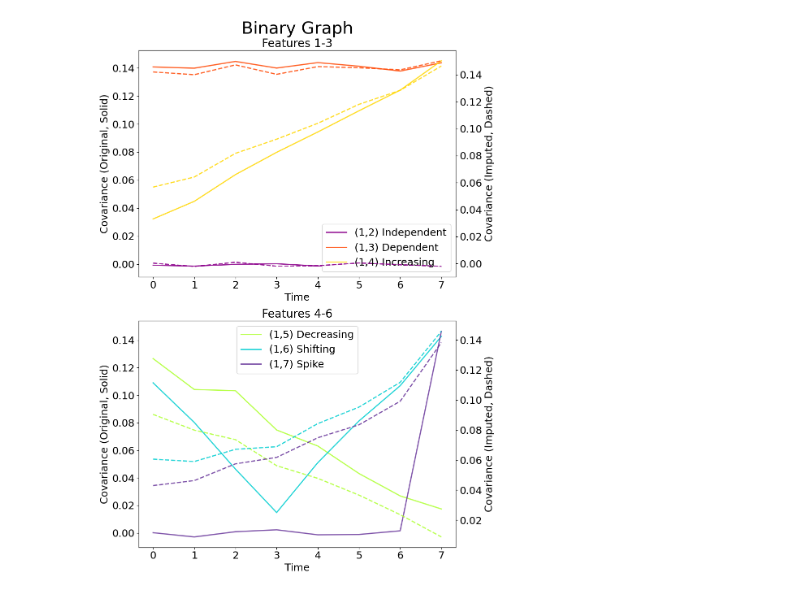
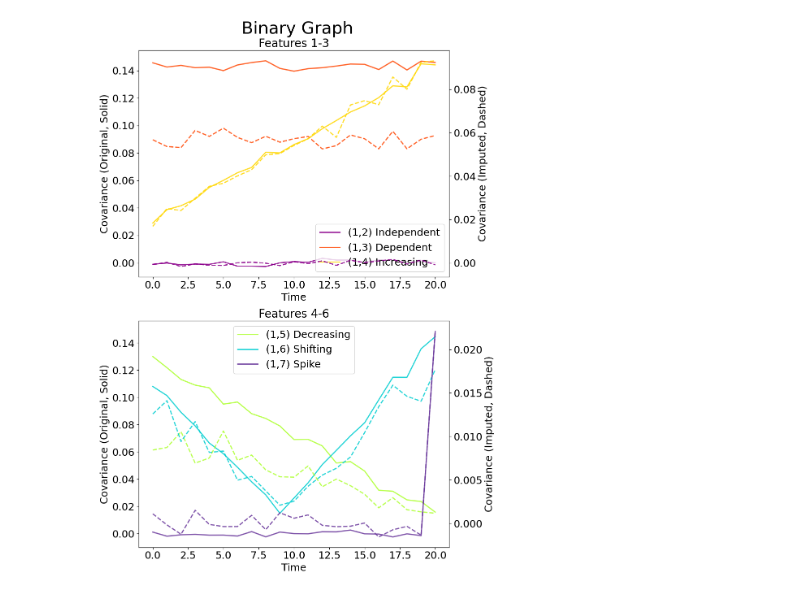
Before and after one commit to hugwuoke/anti-trafficking, a Jupyter notebook: complex_covariance/fig_plot_impute_ML.ipynb, the cells around one changed output. Cells and saved outputs as stored; diff of their text form; code cells hidden in the pictures.

Commit message:
(Marvin) Added novel random forest imputation with new synthetic data, updated metrics.

```diff
--- a/complex_covariance/fig_plot_impute_ML.ipynb
+++ b/complex_covariance/fig_plot_impute_ML.ipynb
@@ -226,7 +343,7 @@ def mean_squared_error(series1, series2):
     return np.mean(diff ** 2)
 # %%
 # Load data
-data = pd.read_csv("simple_gen_data.csv")
+data = pd.read_csv("simple_gen_data_new.csv")
 # data
 # %%
 # Replace random elements with NaN based on CTDC percentages, then use median imputation to impute the 'missing' data
@@ -249,5 +366,13 @@ for col in list(data_copy.columns):
     i += 1
 
 # Now, use imputation to impute the 'missing' data
-data_copy = random_forest_imputation(data_copy)
-data_copy.insert(0, 't', data['t'])
+# Use X and y for linear regression imputation only
+# X = ['X2', 'X3', 'X4', 'X5', 'X6', 'X7']
+# y = 'X1'
+# data_impute_2 = rf_impute(data_copy, 2)
+# if data_impute_2.columns[-1] == 'X1':
+#     cols = list(data_impute_2)
+#     cols.insert(0, cols.pop(cols.index('X1')))
+#
+#     data_copy = data_copy.loc[:, cols]
+# data_impute_2.insert(0, 't', data['t'])
@@ -253,0 +382,3 @@ data_copy.insert(0, 't', data['t'])
+# %%
+data_impute_3 = rf_impute(data_copy, 3)
+data_impute_3.insert(0, 't', data['t'])
@@ -254,14 +485,14 @@ data_copy.insert(0, 't', data['t'])
 # %%
-data = split_by_time(data)
-data_copy = split_by_time(data_copy)
+data_dict = split_by_time(data)
+data_impute_3_dict = split_by_time(data_impute_3)
 
 # Get adjacency for each timestep
-adj_matrices = {t: compute_A_matrix(data[t]) for t in data}
-adj_matrices_med_imp = {t: compute_A_matrix(data_copy[t]) for t in data_copy}
+adj_matrices = {t: compute_A_matrix(data_dict[t]) for t in data_dict}
+adj_matrices_imp_3 = {t: compute_A_matrix(data_impute_3_dict[t]) for t in data_impute_3_dict}
 
 # Get graph covariances for each timestep
 graph_cov = {t: graph_covariance(adj_matrices[t]) for t in adj_matrices}
-graph_cov_med_imp = {t: graph_covariance(adj_matrices_med_imp[t]) for t in adj_matrices_med_imp}
+graph_cov_imp_3 = {t: graph_covariance(adj_matrices_imp_3[t]) for t in adj_matrices_imp_3}
 
 graph_covariances_over_time = np.array([graph_cov[t][0, :] for t in sorted(list(graph_cov.keys()))])[:, 1:]
-graph_covariances_over_time_med_imp = np.array([graph_cov_med_imp[t][0, :] for t in sorted(list(graph_cov_med_imp.keys()))])[:, 1:]
+graph_covariances_over_time_imp_3 = np.array([graph_cov_imp_3[t][0, :] for t in sorted(list(graph_cov_imp_3.keys()))])[:, 1:]
@@ -303,7 +630,7 @@ for i in range(3):
             linewidth=2,
             color=colors[i],
             alpha=0.85)
-    ax1_alt.plot(graph_covariances_over_time_med_imp[:, i],
+    ax1_alt.plot(graph_covariances_over_time_imp_3[:, i],
             '--',
             label=legend_labels[i] + " (Imputed)",
             linewidth=2,
@@ -323,32 +650,32 @@ ax1_alt.tick_params(axis='both', which='major', labelsize=tick_fontsize)
 
 # Plot the last 3 features in the right subplot
 for i in range(3, 6):
     ax2.plot(graph_covariances_over_time[:, i],
             label=legend_labels[i],
             linewidth=2,
             color=colors[i],
             alpha=0.85)
-    ax2_alt.plot(graph_covariances_over_time_med_imp[:, i],
+    ax2_alt.plot(graph_covariances_over_time_imp_3[:, i],
             '--',
             label=legend_labels[i] + " (Imputed)",
             linewidth=2,
             color=colors[i],
             alpha=0.85)
 ax2.set_title("Features 4-6", fontsize=title_fontsize)
 ax2.set_xlabel("Time", fontsize=label_fontsize)
 ax2.set_ylabel("Covariance (Original, Solid)", fontsize=label_fontsize)
 ax2.legend(loc="best", fontsize=legend_fontsize)
 ax2.tick_params(axis='both', which='major', labelsize=tick_fontsize)
 # ax2.grid(True)
 
 ax2_alt.set_ylabel("Covariance (Imputed, Dashed)", fontsize=label_fontsize)
 # ax2_alt.legend(loc="best", fontsize=legend_fontsize)
 ax2_alt.tick_params(axis='both', which='major', labelsize=tick_fontsize)
 # ax2_alt.grid(True)
 
 fig.suptitle("Binary Graph", fontsize=title_fontsize*1.5)
 # ax1.legend(loc='center left', bbox_to_anchor=(1, 0.5))
 plt.tight_layout()
 plt.show()
 # %% [output]
-[figure, old version]
+[figure, new version]
```
Also changed, not shown: parts of 22 cells of this notebook.
